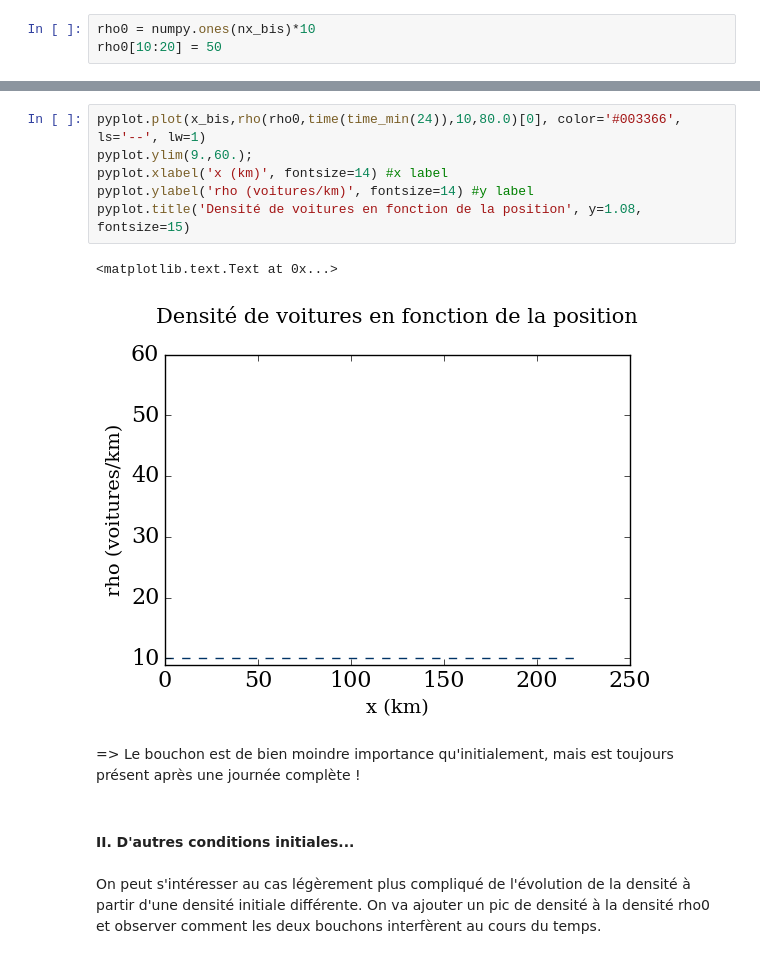
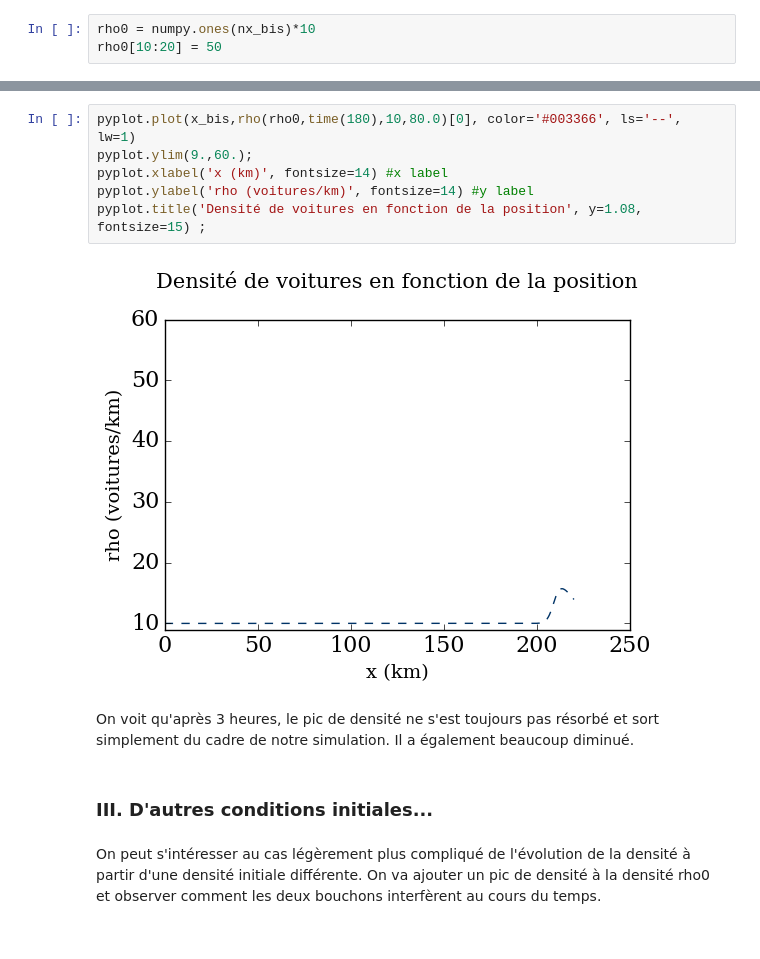
Before and after one commit to CarolineJonas/Module-2---Space-time, a Jupyter notebook: Module2_Final.ipynb, the cells around one changed output, grey strips where cells are left out. Drawn from its saved outputs; the diff is of its cells as text.

```diff
--- a/Module2_Final.ipynb
+++ b/Module2_Final.ipynb
@@ -401,16 +396,15 @@ pyplot.title('Densité de voitures en fonction de la position', y=1.08, fontsize
 # %%
-pyplot.plot(x_bis,rho(rho0,time(time_min(24)),10,80.0)[0], color='#003366', ls='--', lw=1)
+pyplot.plot(x_bis,rho(rho0,time(180),10,80.0)[0], color='#003366', ls='--', lw=1)
 pyplot.ylim(9.,60.);
 pyplot.xlabel('x (km)', fontsize=14) #x label
 pyplot.ylabel('rho (voitures/km)', fontsize=14) #y label
-pyplot.title('Densité de voitures en fonction de la position', y=1.08, fontsize=15)
+pyplot.title('Densité de voitures en fonction de la position', y=1.08, fontsize=15) ;
 # %% [output]
-<matplotlib.text.Text at 0x...>
-[figure, old version]
+[figure, new version]
-# %% [markdown]
-=> Le bouchon est de bien moindre importance qu'initialement, mais est toujours présent après une journée complète !
+# %% [markdown]
+On voit qu'après 3 heures, le pic de densité ne s'est toujours pas résorbé et sort simplement du cadre de notre simulation. Il a également beaucoup diminué.
 # %% [markdown]
-#### II. D'autres conditions initiales...
+### III. D'autres conditions initiales...
 # %% [markdown]
 On peut s'intéresser au cas légèrement plus compliqué de l'évolution de la densité à partir d'une densité initiale différente.
 On va ajouter un pic de densité à la densité rho0 et observer comment les deux bouchons interfèrent au cours du temps.
```
Also changed, not shown: parts of 56 cells of this notebook.
